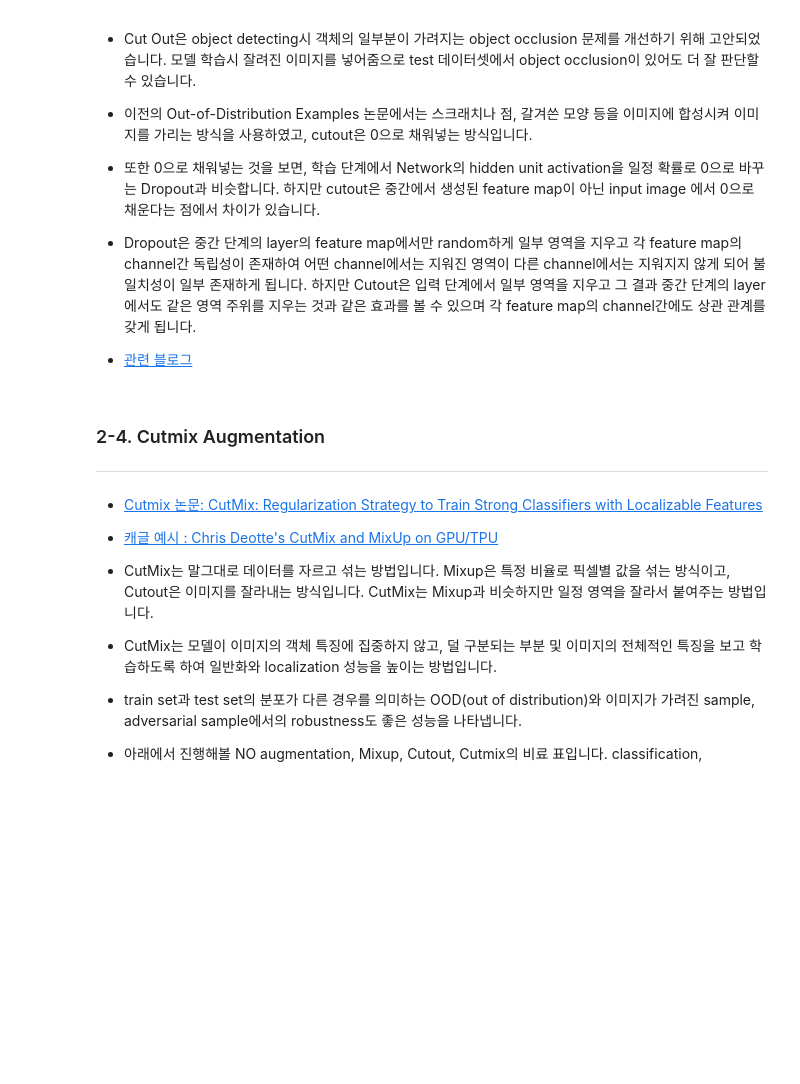
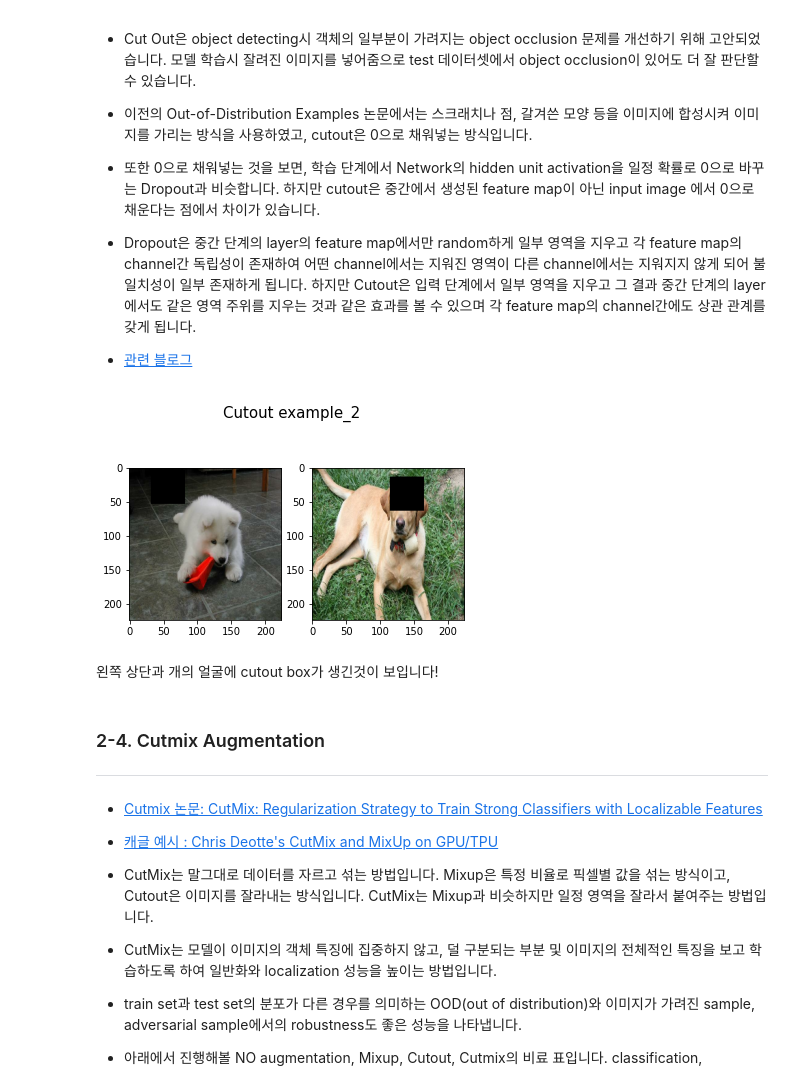
Before and after one commit to Chabbbbbo/GoingDeeper, a Jupyter notebook: [Project_2]Augmentation/[G-2]Compare Augmentation .ipynb, the cells around one changed output. Cells and saved outputs as stored; diff of their text form; code cells hidden in the pictures; blank space fills up the shorter version.

```diff
--- a/[Project_2]Augmentation/[G-2]Compare Augmentation .ipynb
+++ b/[Project_2]Augmentation/[G-2]Compare Augmentation .ipynb
@@ -227,3 +246,46 @@ def cutout(images, labels):
+# %%
+####### cut out 클래스 ###########
+class Cutout(object):
+    def __init__(self, cutout_width):
+        # width of the square to occlude
+        self.cutout_width = cutout_width
+
+    def __call__(self, img):
+        h = img.shape[0]
+        w = img.shape[1]
+
+        mask = np.ones(img.shape)
+
+        y = np.random.randint(h)
+        x = np.random.randint(w)
+
+        x1 = np.clip(x - self.cutout_width // 2, 0, w)
+        x2 = np.clip(x + self.cutout_width // 2, 0, w)
+
+        y1 = np.clip(y - self.cutout_width // 2, 0, h)
+        y2 = np.clip(y + self.cutout_width // 2, 0, h)
+
+        mask[y1: y2, x1: x2] = 0.0
+
+        # occlude the part of image using mask (zero out the part)
+        img = img * mask
+
+        return img
+# %%
+cutout = Cutout(50)
+plt.subplot(1,2,1)
+plt.imshow(cutout(image_a))
+plt.suptitle("Cutout example_1",fontsize=15)
+
+plt.subplot(1,2,2)
+plt.imshow(cutout(image_b))
+plt.suptitle("Cutout example_2",fontsize=15)
+
+plt.show()
+# %% [output]
+[figure, added]
+# %% [markdown]
+왼쪽 상단과 개의 얼굴에 cutout box가 생긴것이 보입니다!
 # %% [markdown]
 ### 2-4. Cutmix Augmentation
 ---
```
Also changed, not shown: parts of 56 cells of this notebook.
